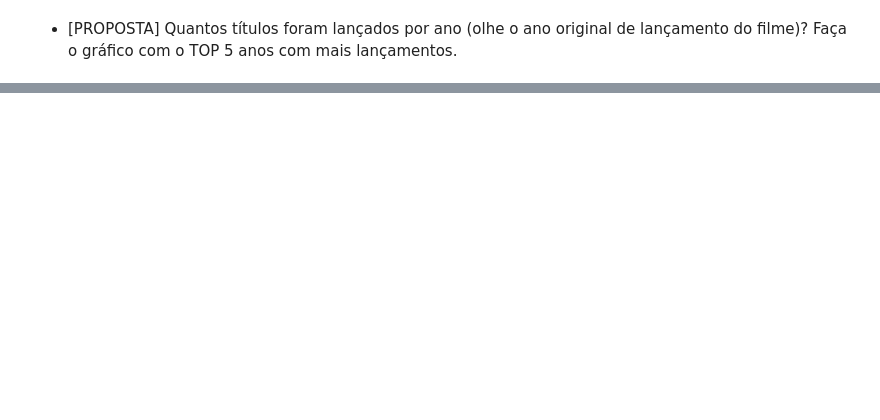
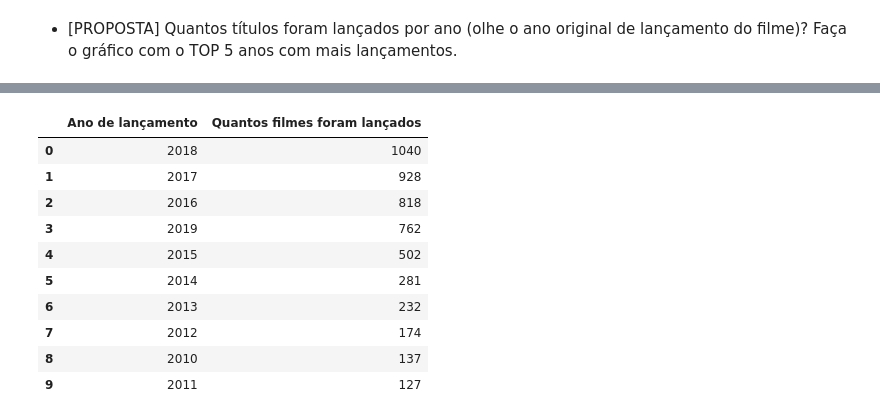
Before and after one commit to i-malur/bootcamp-dados-desafio-python-2, a Jupyter notebook: [MALU_RESPOSTAS]_Challenge_Frequência_e_Medidas.ipynb, the cells around one changed output, grey strips where cells are left out. Saved outputs shown, nothing was run; the diff lists cells and outputs as text; code cells hidden in the pictures; blank space fills up the shorter version.

```diff
--- a/[MALU_RESPOSTAS]_Challenge_Frequência_e_Medidas.ipynb
+++ b/[MALU_RESPOSTAS]_Challenge_Frequência_e_Medidas.ipynb
@@ -447,0 +468,14 @@ plt.grid(axis='y', linestyle='--', alpha=0.7)
+# %%
+df_filmes_ano.head(10)
+# %% [output]
+|  | Ano de lançamento | Quantos filmes foram lançados |
+| 0 | 2018 | 1040 |
+| 1 | 2017 | 928 |
+| 2 | 2016 | 818 |
+| 3 | 2019 | 762 |
+| 4 | 2015 | 502 |
+| 5 | 2014 | 281 |
+| 6 | 2013 | 232 |
+| 7 | 2012 | 174 |
+| 8 | 2010 | 137 |
+| 9 | 2011 | 127 |
```
Also changed, not shown: parts of 3 cells of this notebook.
